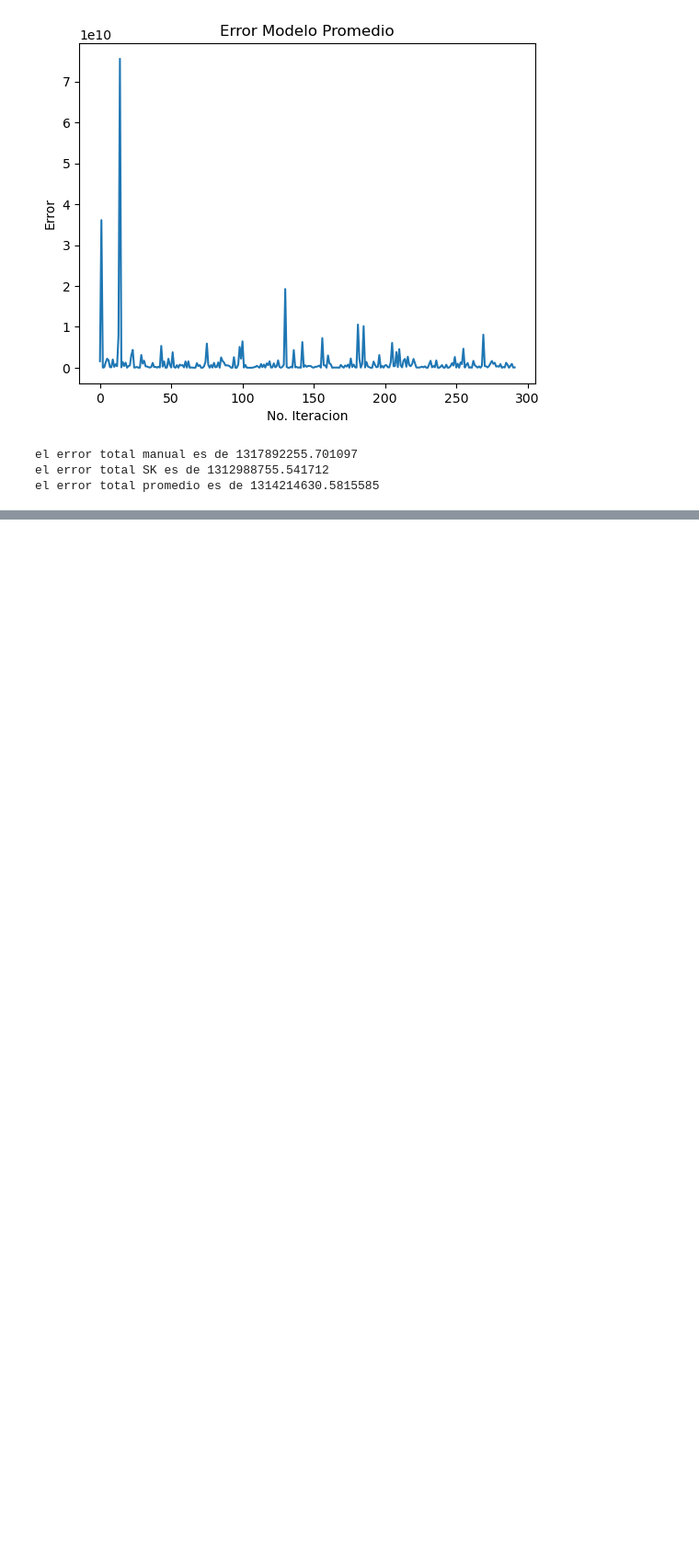
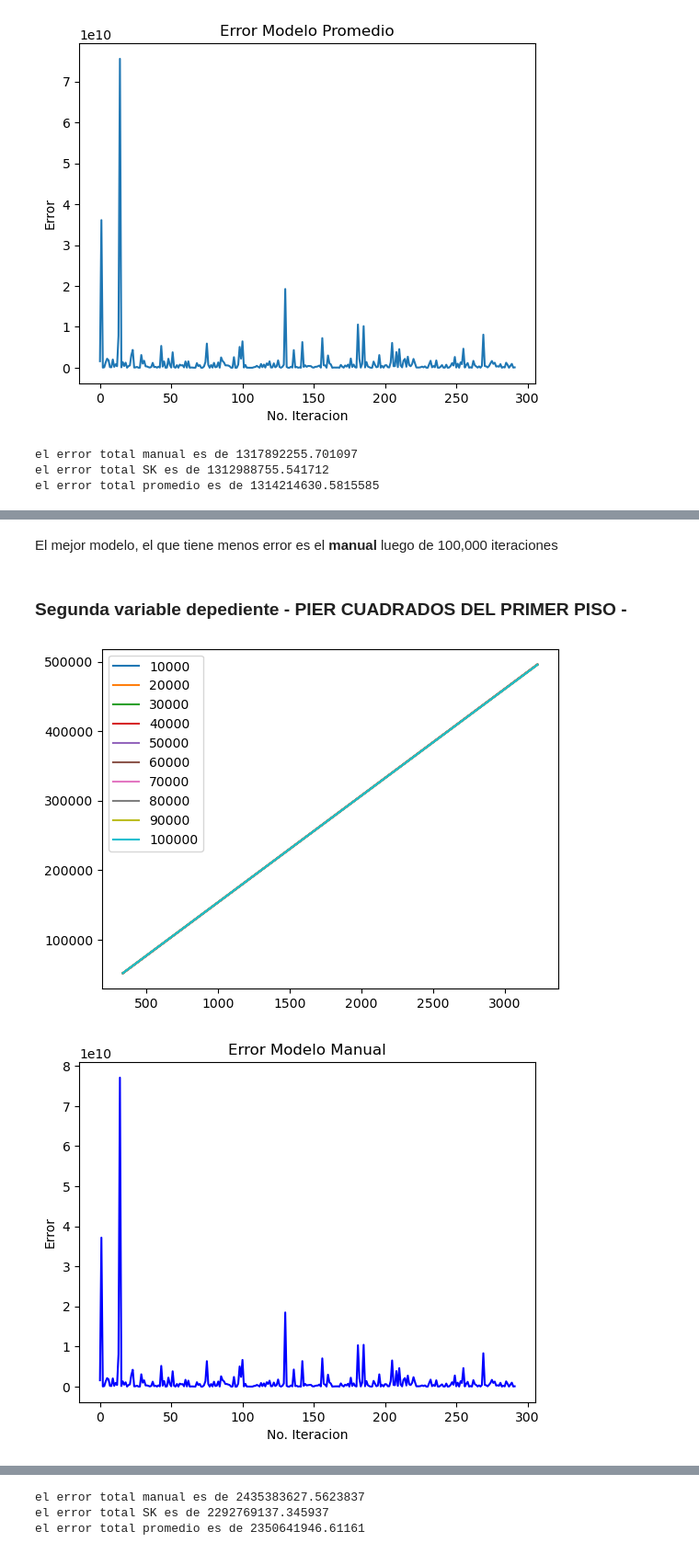
Before and after one commit to JPRodasM/Proyecto_1_CDP_23007125, a Jupyter notebook: Proyecto1.ipynb, the cells around one changed output, grey strips where cells are left out. Shown at 92% size. Cells and saved outputs as stored; diff of their text form; code cells hidden in the pictures; blank space fills up the shorter version.

```diff
--- a/Proyecto1.ipynb
+++ b/Proyecto1.ipynb
@@ -518,0 +670,20 @@ el error total promedio es de 1314214630.5815585
+# %% [markdown]
+El mejor modelo, el que tiene menos error es el **manual** luego de 100,000 iteraciones
+# %% [markdown]
+### Segunda variable depediente - PIER CUADRADOS DEL PRIMER PISO -
+# %%
+data_x=Training_data[:,2]
+data_y=Training_data[:,0]
+pred_x=Test_data[:,2]
+pred_y=Test_data[:,0]
+alpha = 0.00000135
+epoch = 100000
+
+RegresionCalidad = RegresionLineal(data_x,data_y,alpha,epoch)
+
+error, betas = RegresionCalidad.training_LM(0)
+RegresionCalidad.ModeloPlot(10000)
+a=RegresionCalidad.ErrorModelos(pred_x,pred_y)
+# %% [output]
+[figure, added]
+[figure, added]
@@ -518,0 +692,3 @@ el error total promedio es de 1314214630.5815585
+el error total manual es de 2435383627.5623837
+el error total SK es de 2292769137.345937
+el error total promedio es de 2350641946.61161
```
Also changed, not shown: parts of 12 cells of this notebook.
